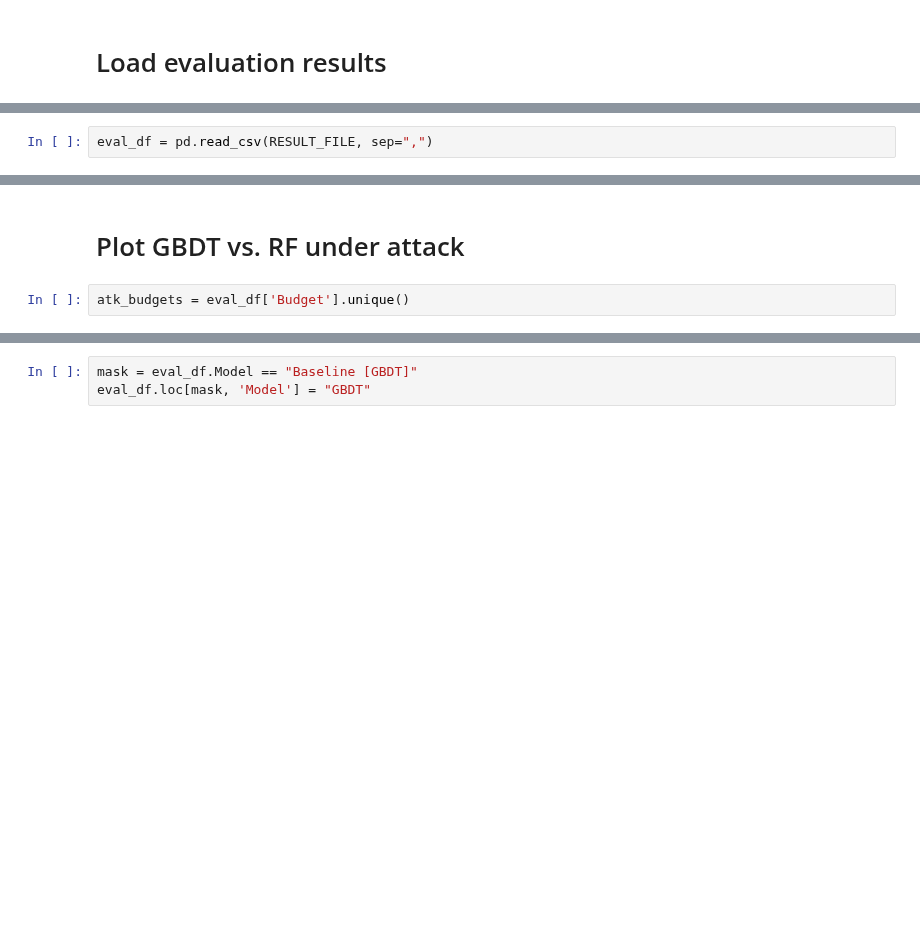
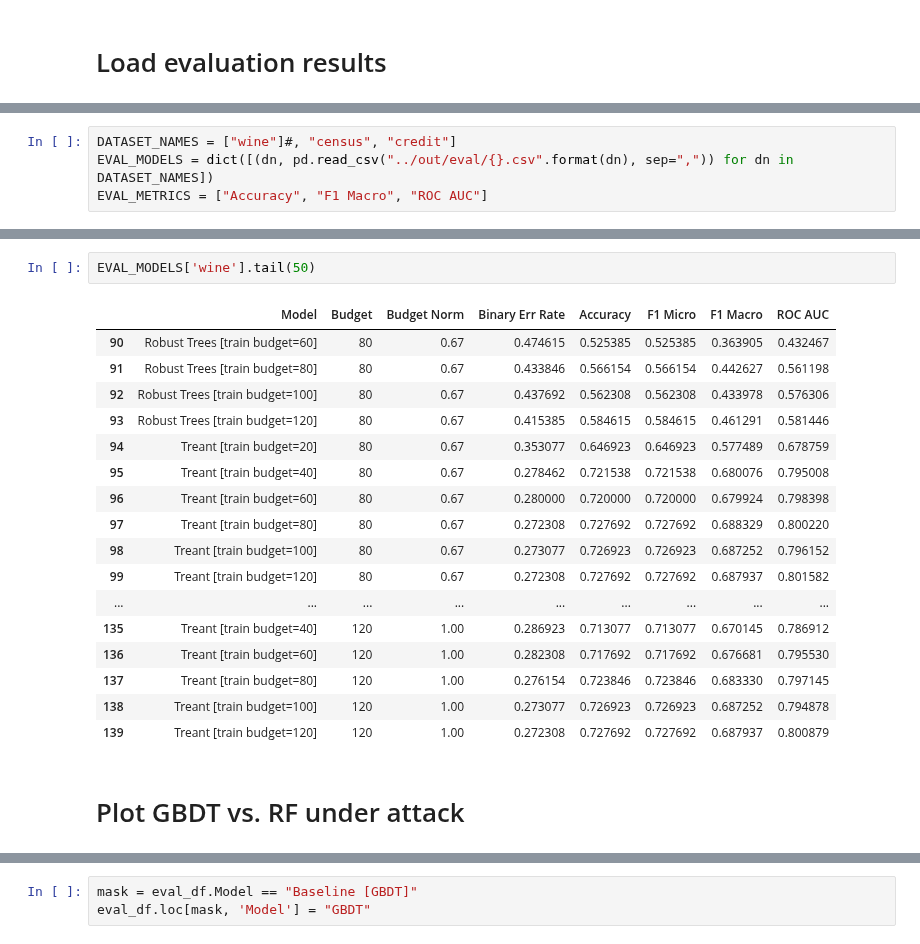
Before and after one commit to gtolomei/treant, a Jupyter notebook: src/Plotting.ipynb, the cells around one changed output, grey strips where cells are left out. Cells and saved outputs as stored; diff of their text form; blank space fills up the shorter version.

```diff
--- a/src/Plotting.ipynb
+++ b/src/Plotting.ipynb
@@ -17,2 +17,0 @@ RESULT_FILE = "../out/eval/{}.csv".format(DATASET_NAME)
-# %%
-eval_df = pd.read_csv(RESULT_FILE, sep=",")
@@ -38,0 +18,4 @@ eval_df.head()
+# %%
+DATASET_NAMES = ["wine"]#, "census", "credit"]
+EVAL_MODELS = dict([(dn, pd.read_csv("../out/eval/{}.csv".format(dn), sep=",")) for dn in DATASET_NAMES])
+EVAL_METRICS = ["Accuracy", "F1 Macro", "ROC AUC"]
@@ -52,4 +40,22 @@ eval_df.head()
+# %%
+EVAL_MODELS['wine'].tail(50)
+# %% [output]
+|  | Model | Budget | Budget Norm | Binary Err Rate | Accuracy | F1 Micro | F1 Macro | ROC AUC |
+| 90 | Robust Trees [train budget=60] | 80 | 0.67 | 0.474615 | 0.525385 | 0.525385 | 0.363905 | 0.432467 |
+| 91 | Robust Trees [train budget=80] | 80 | 0.67 | 0.433846 | 0.566154 | 0.566154 | 0.442627 | 0.561198 |
+| 92 | Robust Trees [train budget=100] | 80 | 0.67 | 0.437692 | 0.562308 | 0.562308 | 0.433978 | 0.576306 |
+| 93 | Robust Trees [train budget=120] | 80 | 0.67 | 0.415385 | 0.584615 | 0.584615 | 0.461291 | 0.581446 |
+| 94 | Treant [train budget=20] | 80 | 0.67 | 0.353077 | 0.646923 | 0.646923 | 0.577489 | 0.678759 |
+| 95 | Treant [train budget=40] | 80 | 0.67 | 0.278462 | 0.721538 | 0.721538 | 0.680076 | 0.795008 |
+| 96 | Treant [train budget=60] | 80 | 0.67 | 0.280000 | 0.720000 | 0.720000 | 0.679924 | 0.798398 |
+| 97 | Treant [train budget=80] | 80 | 0.67 | 0.272308 | 0.727692 | 0.727692 | 0.688329 | 0.800220 |
+| 98 | Treant [train budget=100] | 80 | 0.67 | 0.273077 | 0.726923 | 0.726923 | 0.687252 | 0.796152 |
+| 99 | Treant [train budget=120] | 80 | 0.67 | 0.272308 | 0.727692 | 0.727692 | 0.687937 | 0.801582 |
+| ... | ... | ... | ... | ... | ... | ... | ... | ... |
+| 135 | Treant [train budget=40] | 120 | 1.00 | 0.286923 | 0.713077 | 0.713077 | 0.670145 | 0.786912 |
+| 136 | Treant [train budget=60] | 120 | 1.00 | 0.282308 | 0.717692 | 0.717692 | 0.676681 | 0.795530 |
+| 137 | Treant [train budget=80] | 120 | 1.00 | 0.276154 | 0.723846 | 0.723846 | 0.683330 | 0.797145 |
+| 138 | Treant [train budget=100] | 120 | 1.00 | 0.273077 | 0.726923 | 0.726923 | 0.687252 | 0.794878 |
+| 139 | Treant [train budget=120] | 120 | 1.00 | 0.272308 | 0.727692 | 0.727692 | 0.687937 | 0.800879 |
 # %% [markdown]
 # Plot GBDT vs. RF under attack
-# %%
-atk_budgets = eval_df['Budget'].unique()
```
Also changed, not shown: parts of 17 cells of this notebook, 1 other file.
